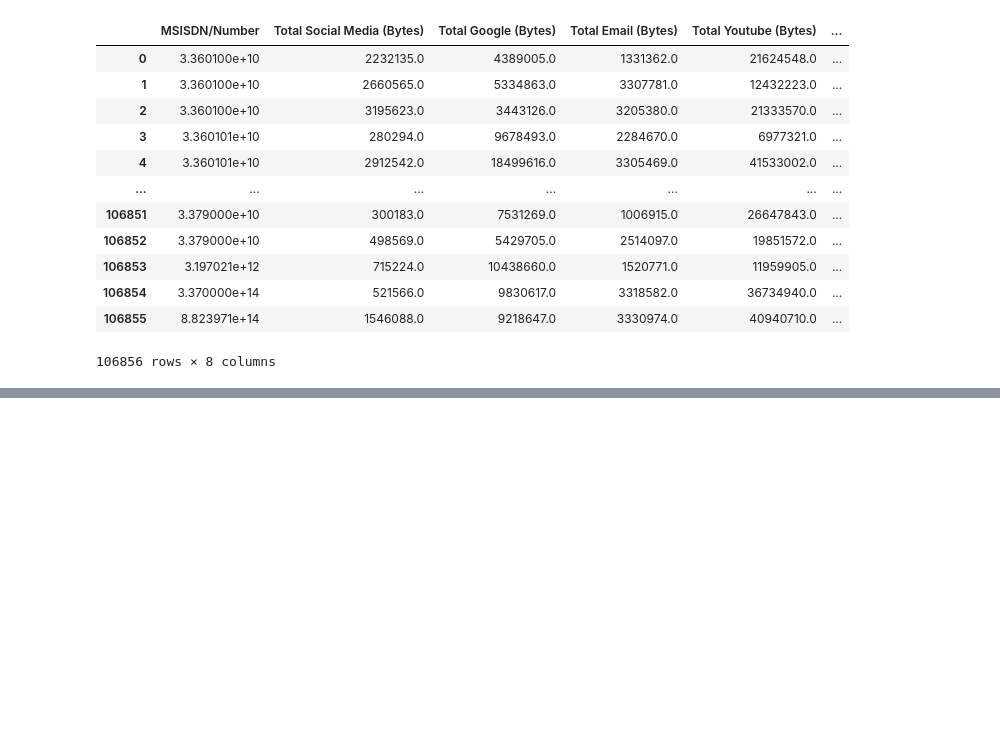
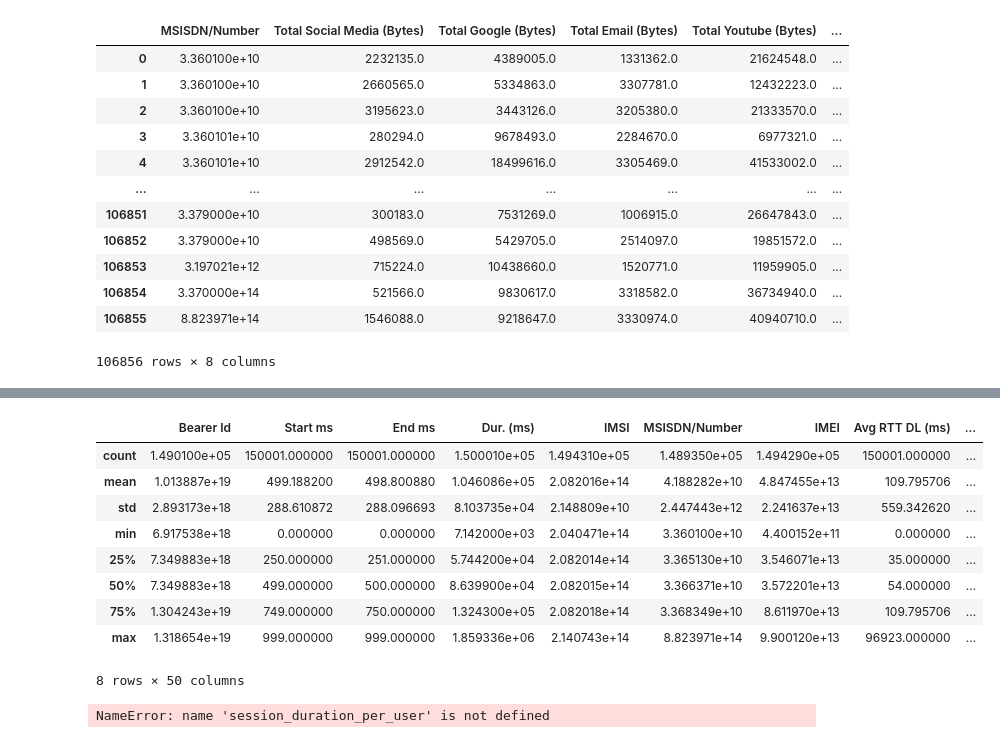
Before and after one commit to melatteshome/User-Analytics-Telecom-Industry, a Jupyter notebook: notebooks/user_overview_analysis.ipynb, the cells around one changed output, grey strips where cells are left out. Saved outputs shown, nothing was run; the diff lists cells and outputs as text; code cells hidden in the pictures; blank space fills up the shorter version.

Commit message:
plots of distrubution

```diff
--- a/notebooks/user_overview_analysis.ipynb
+++ b/notebooks/user_overview_analysis.ipynb
@@ -330,0 +358,12 @@ data_volume_per_application
+# %%
+#replace missing values with the mean of the column
+# fix missing values by filling with the mean
+
+columns_with_numerical_values = filter_numerical_columns(df)
+columns_to_exclude = ['Bearer Id', 'Start', 'End', 'IMSI', 'MSISDN/Number', 'IMEI', 'Last Location Name', 'Handset Manufacturer', 'Handset Type']
+for column in columns_with_numerical_values :
+    if column not in columns_to_exclude:
+        columns_with_numerical_values[column] = columns_with_numerical_values[column].fillna(columns_with_numerical_values[column].mean())
+
+#check for missing values
+columns_with_numerical_values.isnull().sum()
@@ -330,0 +388,13 @@ data_volume_per_application
+# %%
+columns_with_numerical_values.describe()
+# %% [output]
+|  | Bearer Id | Start ms | End ms | Dur. (ms) | IMSI | MSISDN/Number | IMEI | Avg RTT DL (ms) | ... |
+| count | 1.490100e+05 | 150001.000000 | 150001.000000 | 1.500010e+05 | 1.494310e+05 | 1.489350e+05 | 1.494290e+05 | 150001.000000 | ... |
+| mean | 1.013887e+19 | 499.188200 | 498.800880 | 1.046086e+05 | 2.082016e+14 | 4.188282e+10 | 4.847455e+13 | 109.795706 | ... |
+| std | 2.893173e+18 | 288.610872 | 288.096693 | 8.103735e+04 | 2.148809e+10 | 2.447443e+12 | 2.241637e+13 | 559.342620 | ... |
+| min | 6.917538e+18 | 0.000000 | 0.000000 | 7.142000e+03 | 2.040471e+14 | 3.360100e+10 | 4.400152e+11 | 0.000000 | ... |
+| 25% | 7.349883e+18 | 250.000000 | 251.000000 | 5.744200e+04 | 2.082014e+14 | 3.365130e+10 | 3.546071e+13 | 35.000000 | ... |
+| 50% | 7.349883e+18 | 499.000000 | 500.000000 | 8.639900e+04 | 2.082015e+14 | 3.366371e+10 | 3.572201e+13 | 54.000000 | ... |
+| 75% | 1.304243e+19 | 749.000000 | 750.000000 | 1.324300e+05 | 2.082018e+14 | 3.368349e+10 | 8.611970e+13 | 109.795706 | ... |
+| max | 1.318654e+19 | 999.000000 | 999.000000 | 1.859336e+06 | 2.140743e+14 | 8.823971e+14 | 9.900120e+13 | 96923.000000 | ... |
+8 rows × 50 columns
@@ -330,0 +414,8 @@ data_volume_per_application
+# %%
+#graphical univariant analysis
+#plot a histogram of the total session duration
+fig = go.Figure(data=[go.Histogram(x=session_duration_per_user['Total session duration'])])
+fig.update_layout(title='Histogram of Total Session Duration', xaxis_title='Total Session Duration', yaxis_title='Frequency')
+fig.show()
+# %% [output]
+NameError: name 'session_duration_per_user' is not defined
```
Also changed, not shown: parts of 7 cells of this notebook.
